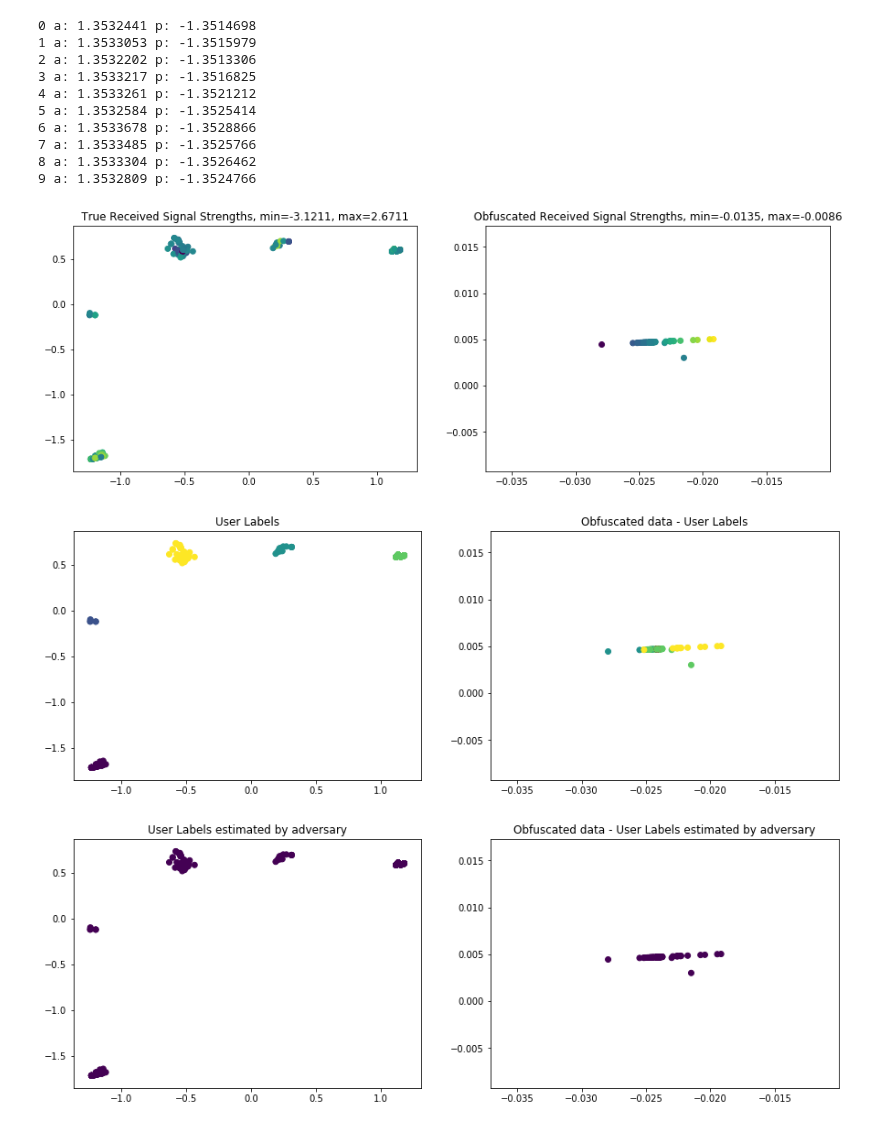
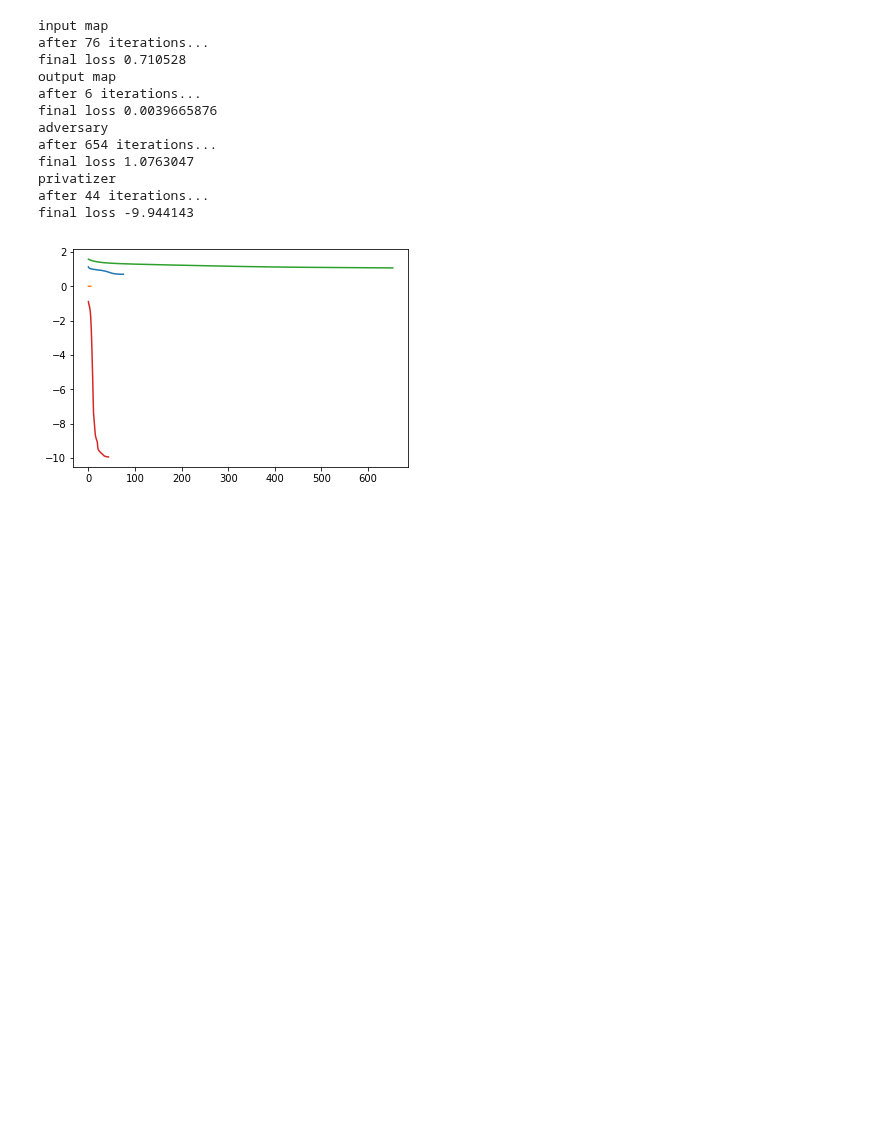
Before and after one commit to lillyclark/privacy-utility, a Jupyter notebook: GAP final version.ipynb, the cells around one changed output. Saved outputs shown, nothing was run; the diff lists cells and outputs as text; code cells hidden in the pictures; blank space fills up the shorter version.

```diff
--- a/GAP final version.ipynb
+++ b/GAP final version.ipynb
@@ -155,8 +142,8 @@ adversary_loss = tf.reduce_mean(tf.keras.backend.sparse_categorical_crossentropy
 a_train = a_train.minimize(adversary_loss, var_list = a_vars)
 # %%
 map_error = tf.reduce_mean(tf.squared_difference(
-    i8(i7(i6(i5(i4(i3(i2(i1(p5(p4(p3(p2(p1(x)))))[:,2:])))))))),
-    o8(o7(o6(o5(o4(o3(o2(o1(p5(p4(p3(p2(p1(x)))))[:,2:]))))))))
+    i4(i3(i2(i1(p5(p4(p3(p2(p1(x)))))[:,2:])))),
+    o4(o3(o2(o1(p5(p4(p3(p2(p1(x)))))[:,2:]))))
 ))
 # %%
 penalty = tf.constant(10, dtype=tf.float32)
@@ -164,35 +151,48 @@ penalty = tf.constant(10, dtype=tf.float32)
 privatizer_loss = tf.subtract(tf.multiply(map_error, penalty),
                               tf.reduce_mean(tf.keras.backend.sparse_categorical_crossentropy(trueusers, combined)))
 p_train = p_train.minimize(privatizer_loss, var_list = p_vars)
+# %%
+def train(trainstep, trainloss, max_iter, vis):
+    plotlist = []
+    delta1 = 100
+    delta2 = 0
+    count_iter = 0
+    while (delta1 - delta2) >= 0.0001 and count_iter < max_iter:
+        count_iter += 1
+        delta1 = trainloss.eval(session=sess)
+        trainstep.run(session=sess)
+        delta2 = trainloss.eval(session=sess)
+        plotlist.append(trainloss.eval(session=sess))
+    print("after", count_iter, "iterations...")
+    print("final loss", plotlist[-1])
+    if vis:
+        plt.plot(plotlist)
 # %%
-for i in range(10):
-    x, trueusers = sampleChania(Chania, 200)
-    y = p5(p4(p3(p2(p1(x)))))
-    m1 = i8(i7(i6(i5(i4(i3(i2(i1(x[:,2:]))))))))
-    m2 = o8(o7(o6(o5(o4(o3(o2(o1(y[:,2:]))))))))
-    users = a5(a4(a3(a2(a1(y)))))
-    combined = a5(a4(a3(a2(a1(p5(p4(p3(p2(p1(x))))))))))
-    for j in range(25):
-        for k in range(100):
-            m1_train.run(session=sess)
-            m2_train.run(session=sess)
-            a_train.run(session=sess)
-        p_train.run(session=sess)
-    print(i, "a:", adversary_loss.eval(session=sess), "p:", privatizer_loss.eval(session=sess))
-plot_rssi(x, y, sess)
-plot_users(x, y, users, trueusers, sess)
-plot_maps(sess)
+# x, trueusers = sampleChania(Chania, 100)
+# y = p5(p4(p3(p2(p1(x)))))
+# m1 = i4(i3(i2(i1(x[:,2:]))))
+# m2 = o4(o3(o2(o1(y[:,2:]))))
+# users = a2(a1(y))
+# combined = a2(a1(p5(p4(p3(p2(p1(x)))))))
+print("input map")
+train(m1_train, m1_loss, 1000, True)
+print("output map")
+train(m2_train, m2_loss, 1000, True)
+print("adversary")
+train(a_train, adversary_loss, 1000, True)
+print("privatizer")
+train(p_train, privatizer_loss, 1000, True)
 # %% [output]
-0 a: 1.3532441 p: -1.3514698
-1 a: 1.3533053 p: -1.3515979
-2 a: 1.3532202 p: -1.3513306
-3 a: 1.3533217 p: -1.3516825
-4 a: 1.3533261 p: -1.3521212
-5 a: 1.3532584 p: -1.3525414
-6 a: 1.3533678 p: -1.3528866
-7 a: 1.3533485 p: -1.3525766
-8 a: 1.3533304 p: -1.3526462
-9 a: 1.3532809 p: -1.3524766
+input map
+after 76 iterations...
+final loss 0.710528
+output map
+after 6 iterations...
+final loss 0.0039665876
+adversary
+after 654 iterations...
+final loss 1.0763047
+privatizer
+after 44 iterations...
+final loss -9.944143
-[figure, old version]
+[figure, new version]
-[figure, removed]
-[figure, removed]
```
Also changed, not shown: parts of 22 cells of this notebook, 1 other file.
